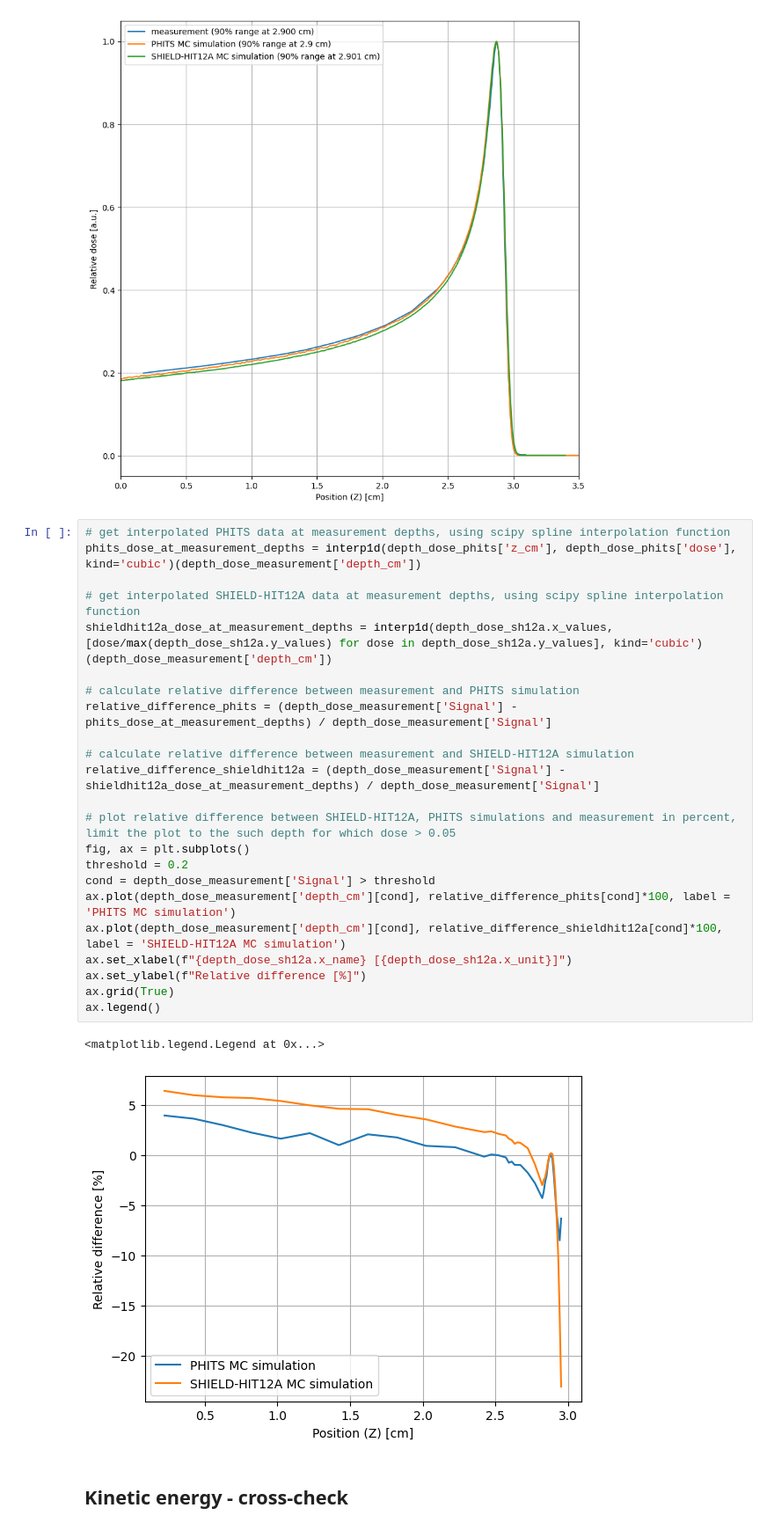
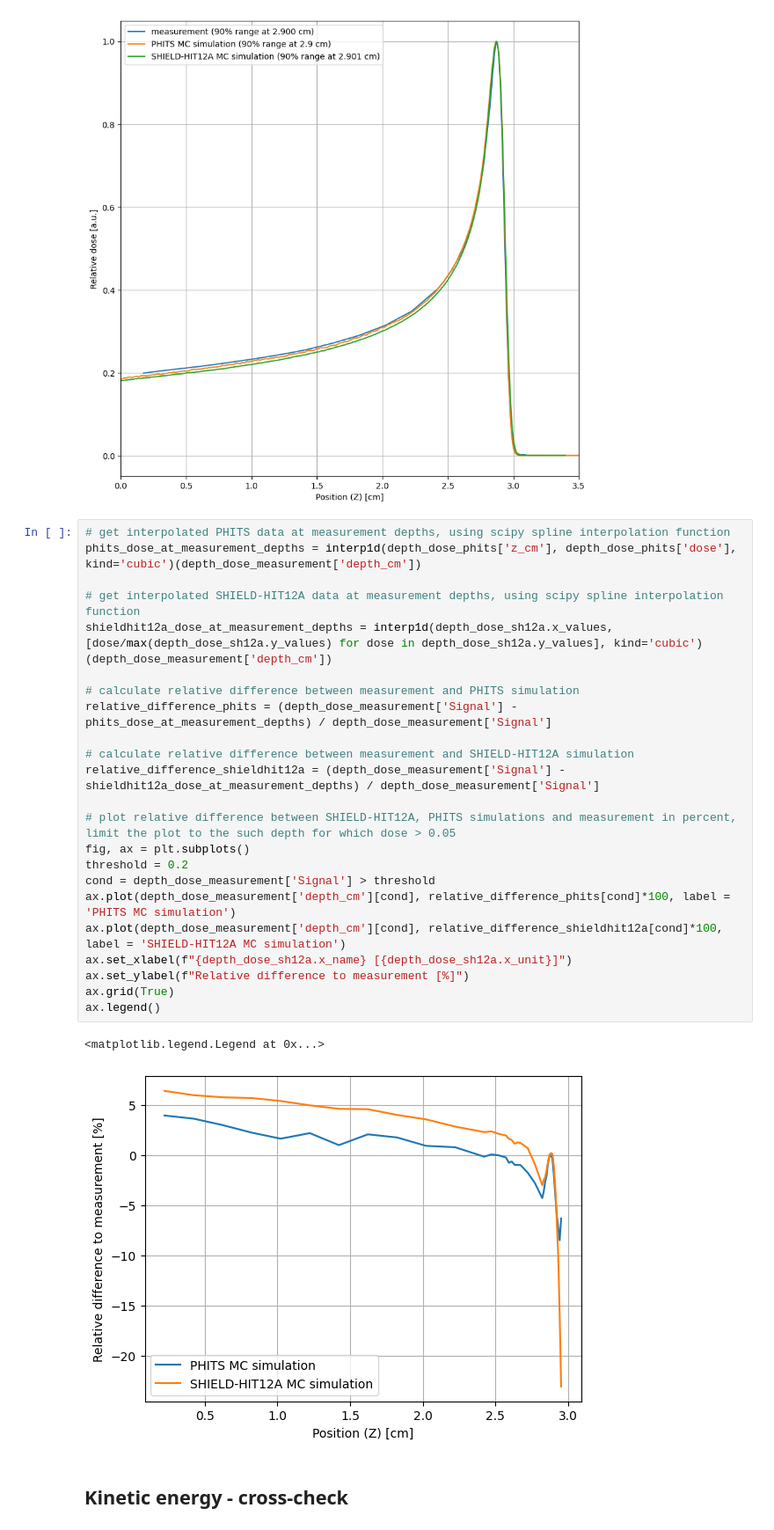
Before and after one commit to grzanka/plotly_lgad_dosimetry, a Jupyter notebook: montecarlo/mc.ipynb, the cells around one changed output. Shown: that part at 88% size. Saved outputs shown, nothing was run; the diff lists cells and outputs as text.

```diff
--- a/montecarlo/mc.ipynb
+++ b/montecarlo/mc.ipynb
@@ -190,29 +184,29 @@ ax.legend()
 # %%
 # get interpolated PHITS data at measurement depths, using scipy spline interpolation function
 phits_dose_at_measurement_depths = interp1d(depth_dose_phits['z_cm'], depth_dose_phits['dose'], kind='cubic')(depth_dose_measurement['depth_cm'])
 
 # get interpolated SHIELD-HIT12A data at measurement depths, using scipy spline interpolation function
 shieldhit12a_dose_at_measurement_depths = interp1d(depth_dose_sh12a.x_values, [dose/max(depth_dose_sh12a.y_values) for dose in depth_dose_sh12a.y_values], kind='cubic')(depth_dose_measurement['depth_cm'])
 
 # calculate relative difference between measurement and PHITS simulation
 relative_difference_phits = (depth_dose_measurement['Signal'] - phits_dose_at_measurement_depths) / depth_dose_measurement['Signal']
 
 # calculate relative difference between measurement and SHIELD-HIT12A simulation
 relative_difference_shieldhit12a = (depth_dose_measurement['Signal'] - shieldhit12a_dose_at_measurement_depths) / depth_dose_measurement['Signal']
 
 # plot relative difference between SHIELD-HIT12A, PHITS simulations and measurement in percent, limit the plot to the such depth for which dose > 0.05
 fig, ax = plt.subplots()
 threshold = 0.2
 cond = depth_dose_measurement['Signal'] > threshold
 ax.plot(depth_dose_measurement['depth_cm'][cond], relative_difference_phits[cond]*100, label = 'PHITS MC simulation')
 ax.plot(depth_dose_measurement['depth_cm'][cond], relative_difference_shieldhit12a[cond]*100, label = 'SHIELD-HIT12A MC simulation')
 ax.set_xlabel(f"{depth_dose_sh12a.x_name} [{depth_dose_sh12a.x_unit}]")
-ax.set_ylabel(f"Relative difference [%]")
+ax.set_ylabel(f"Relative difference to measurement [%]")
 ax.grid(True)
 ax.legend()
 # %% [output]
 <matplotlib.legend.Legend at 0x...>
-[figure, old version]
+[figure, new version]
 # %% [markdown]
 ## Kinetic energy - cross-check
 # %%
```
Also changed, not shown: parts of 10 cells of this notebook.
